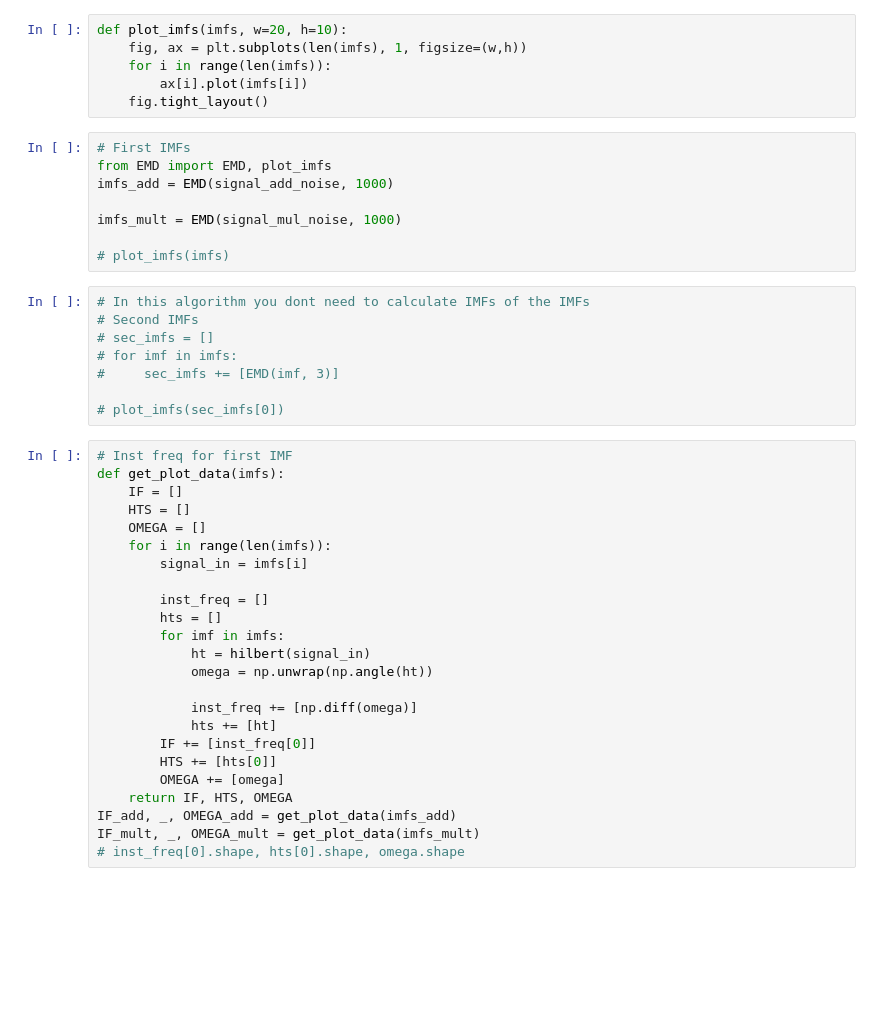
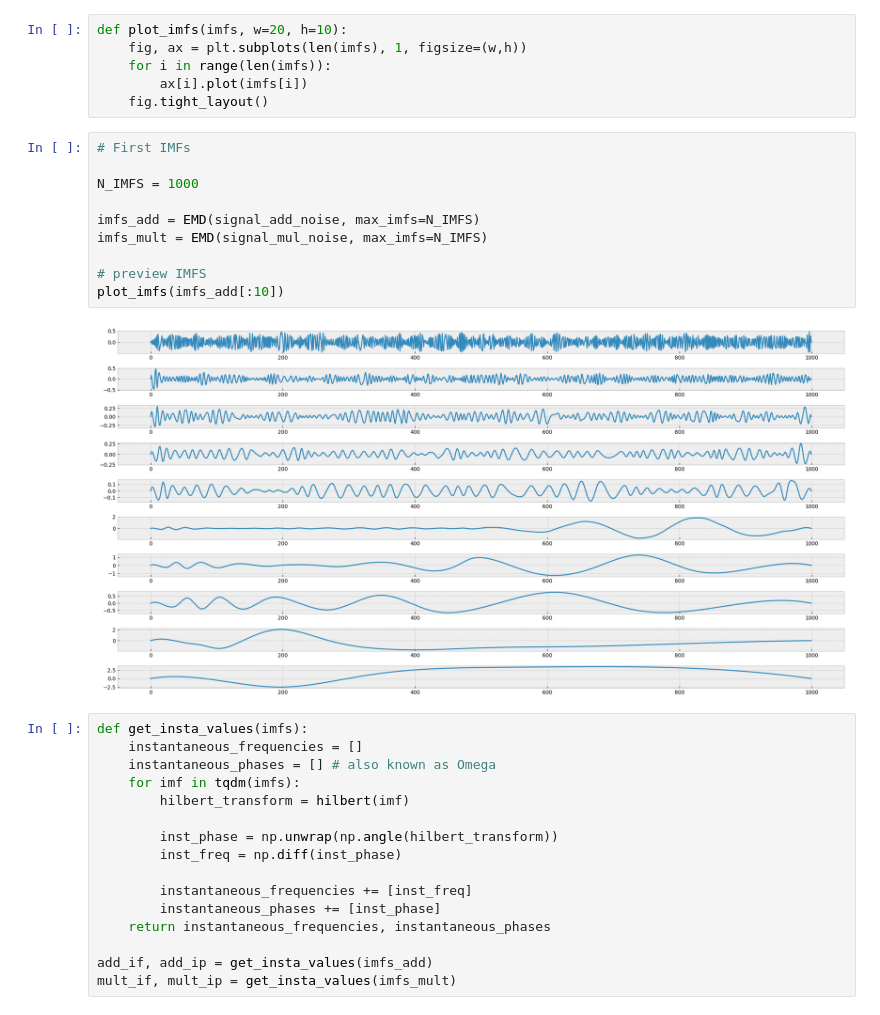
Before and after one commit to ivanvoid/HHSA, a Jupyter notebook: Holo-Hilbert-SA.ipynb, the cells around one changed output. Cells and saved outputs as stored; diff of their text form; blank space fills up the shorter version.

```diff
--- a/Holo-Hilbert-SA.ipynb
+++ b/Holo-Hilbert-SA.ipynb
@@ -58,42 +84,30 @@ def plot_imfs(imfs, w=20, h=10):
     fig.tight_layout()
 # %%
 # First IMFs
-from EMD import EMD, plot_imfs
-imfs_add = EMD(signal_add_noise, 1000)
 
-imfs_mult = EMD(signal_mul_noise, 1000)
+N_IMFS = 1000
 
-# plot_imfs(imfs)
+imfs_add = EMD(signal_add_noise, max_imfs=N_IMFS)
+imfs_mult = EMD(signal_mul_noise, max_imfs=N_IMFS)
+
+# preview IMFS
+plot_imfs(imfs_add[:10])
+# %% [output]
+[figure, added]
-# %%
-# In this algorithm you dont need to calculate IMFs of the IMFs
-# Second IMFs
-# sec_imfs = []
-# for imf in imfs:
-#     sec_imfs += [EMD(imf, 3)]
-
-# plot_imfs(sec_imfs[0])
-# %%
-# Inst freq for first IMF
-def get_plot_data(imfs):
-    IF = []
-    HTS = []
-    OMEGA = []
-    for i in range(len(imfs)):
-        signal_in = imfs[i]
-
-        inst_freq = []
-        hts = []
-        for imf in imfs:
-            ht = hilbert(signal_in)
-            omega = np.unwrap(np.angle(ht))
-
-            inst_freq += [np.diff(omega)]
-            hts += [ht]
-        IF += [inst_freq[0]]
-        HTS += [hts[0]]
-        OMEGA += [omega]
-    return IF, HTS, OMEGA
-IF_add, _, OMEGA_add = get_plot_data(imfs_add)
-IF_mult, _, OMEGA_mult = get_plot_data(imfs_mult)
-# inst_freq[0].shape, hts[0].shape, omega.shape
+# %%
+def get_insta_values(imfs):
+    instantaneous_frequencies = []
+    instantaneous_phases = [] # also known as Omega
+    for imf in tqdm(imfs):
+        hilbert_transform = hilbert(imf)
+
+        inst_phase = np.unwrap(np.angle(hilbert_transform))
+        inst_freq = np.diff(inst_phase)
+
+        instantaneous_frequencies += [inst_freq]
+        instantaneous_phases += [inst_phase]
+    return instantaneous_frequencies, instantaneous_phases
+
+add_if, add_ip = get_insta_values(imfs_add)
+mult_if, mult_ip = get_insta_values(imfs_mult)
 # %%
```
Also changed, not shown: parts of 25 cells of this notebook, 4 other files.
